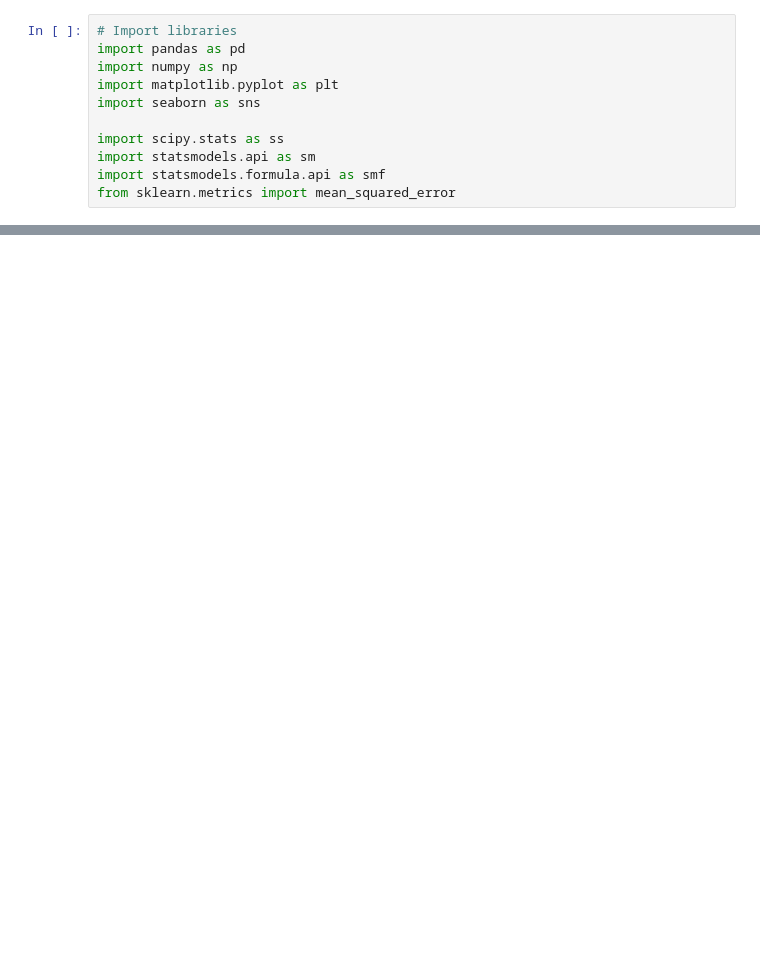
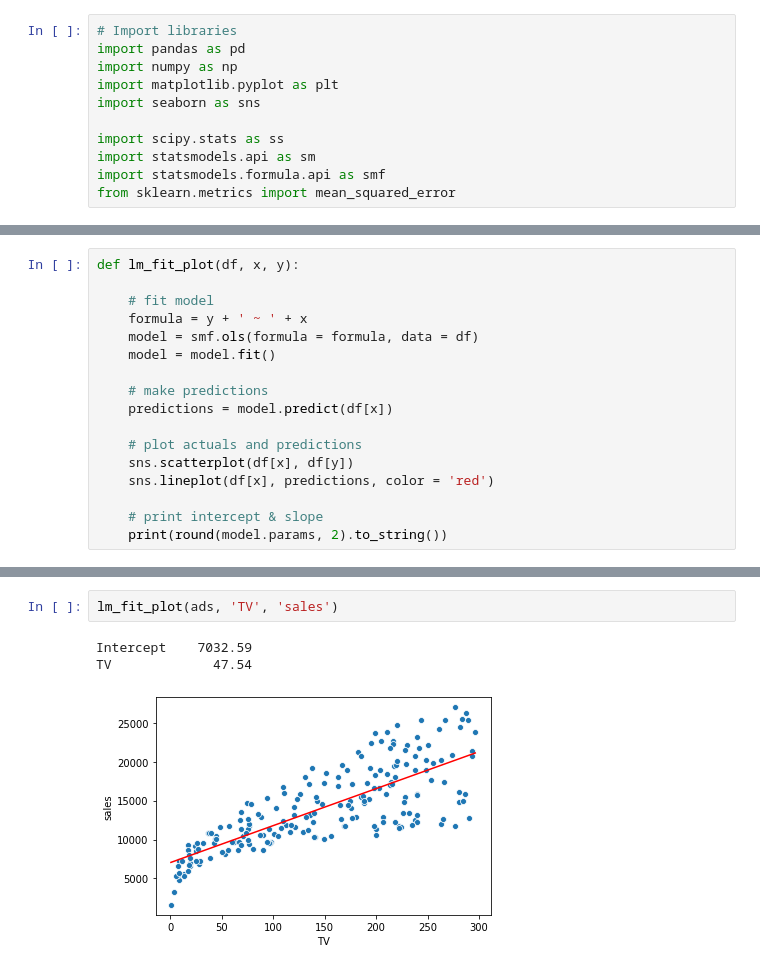
Before and after one commit to lukefiorio/ad_regression, a Jupyter notebook: LukasFiorio-L06-04-AS-AdRegression.ipynb, the cells around one changed output, grey strips where cells are left out. Cells and saved outputs as stored; diff of their text form; blank space fills up the shorter version.

```diff
--- a/LukasFiorio-L06-04-AS-AdRegression.ipynb
+++ b/LukasFiorio-L06-04-AS-AdRegression.ipynb
@@ -541,0 +200,17 @@ sns.lineplot(ads['ads'], sales_pred_all, color = 'red') # display predictions
+# %%
+def lm_fit_plot(df, x, y):
+
+    # fit model
+    formula = y + ' ~ ' + x
+    model = smf.ols(formula = formula, data = df)
+    model = model.fit()
+
+    # make predictions
+    predictions = model.predict(df[x])
+
+    # plot actuals and predictions
+    sns.scatterplot(df[x], df[y])
+    sns.lineplot(df[x], predictions, color = 'red')
+
+    # print intercept & slope
+    print(round(model.params, 2).to_string())
@@ -541,0 +221,6 @@ sns.lineplot(ads['ads'], sales_pred_all, color = 'red') # display predictions
+# %%
+lm_fit_plot(ads, 'TV', 'sales')
+# %% [output]
+Intercept    7032.59
+TV             47.54
+[figure, added]
```
Also changed, not shown: parts of 76 cells of this notebook.
